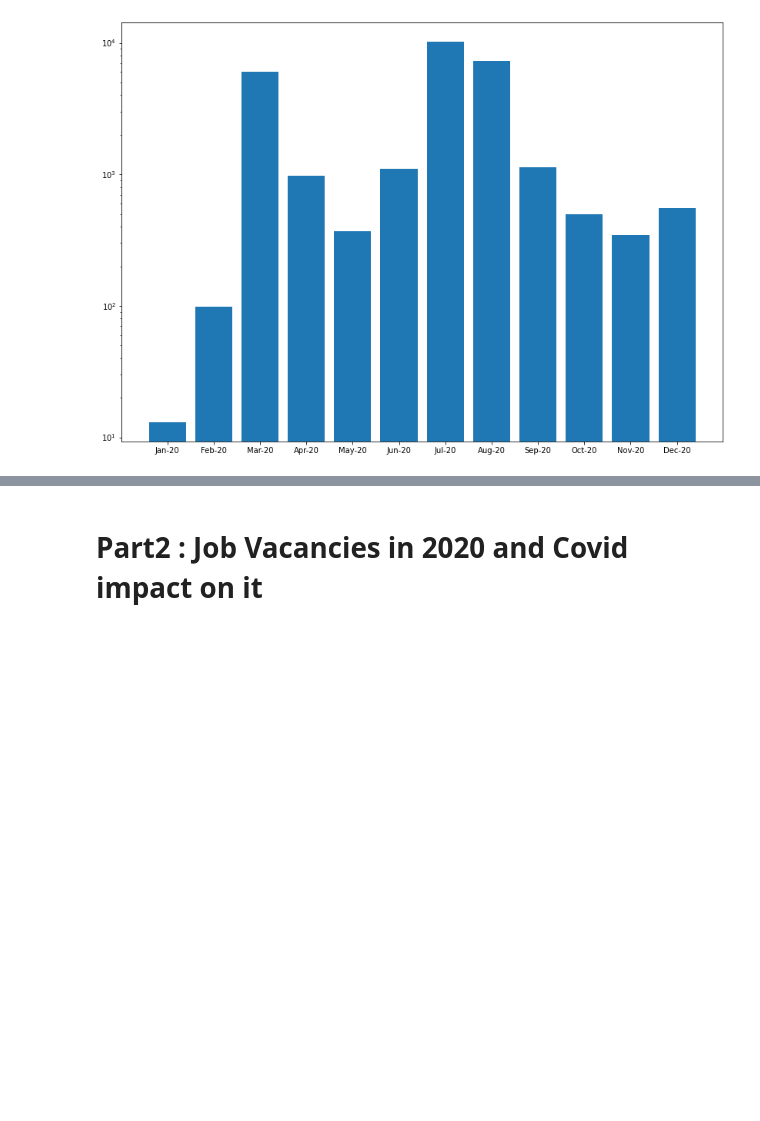
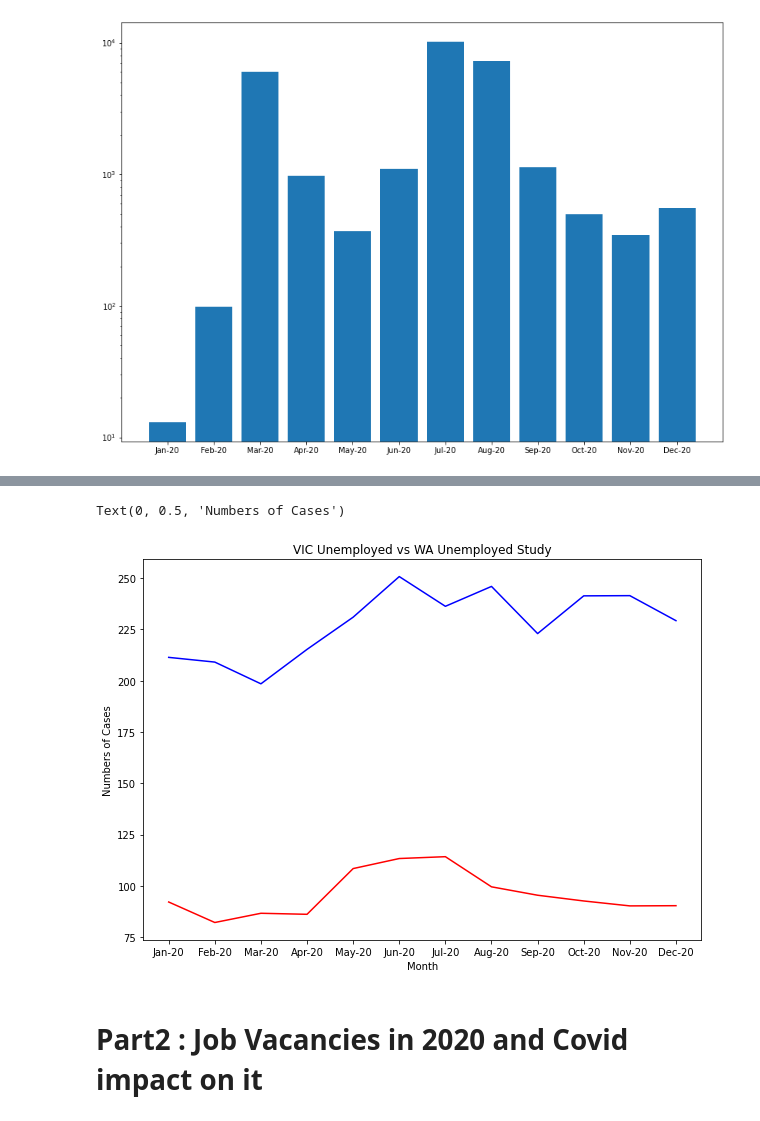
Before and after one commit to xsbaggages/Project_1, a Jupyter notebook: P1.ipynb, the cells around one changed output, grey strips where cells are left out. Drawn from its saved outputs; the diff is of its cells as text; code cells hidden in the pictures; blank space fills up the shorter version.

```diff
--- a/P1.ipynb
+++ b/P1.ipynb
@@ -329,3 +356,13 @@ Text(0, 0.5, 'Numbers of Cases')
+# %%
+plt.figure(figsize=(10,7))
+plt.plot(VICWA_CovidUnemployment.index,VICWA_CovidUnemployment['VIC_Unemployed'],color = 'blue',label='covid')
+plt.plot(VICWA_CovidUnemployment.index,VICWA_CovidUnemployment['WA_Unemployed'],color = 'red',label='covid')
+plt.title("VIC Unemployed vs WA Unemployed Study")
+plt.xlabel("Month")
+plt.ylabel("Numbers of Cases")
+# %% [output]
+Text(0, 0.5, 'Numbers of Cases')
+[figure, added]
 # %%
 # Find Coorelation
 # %% [markdown]
```
Also changed, not shown: parts of 10 cells of this notebook.
